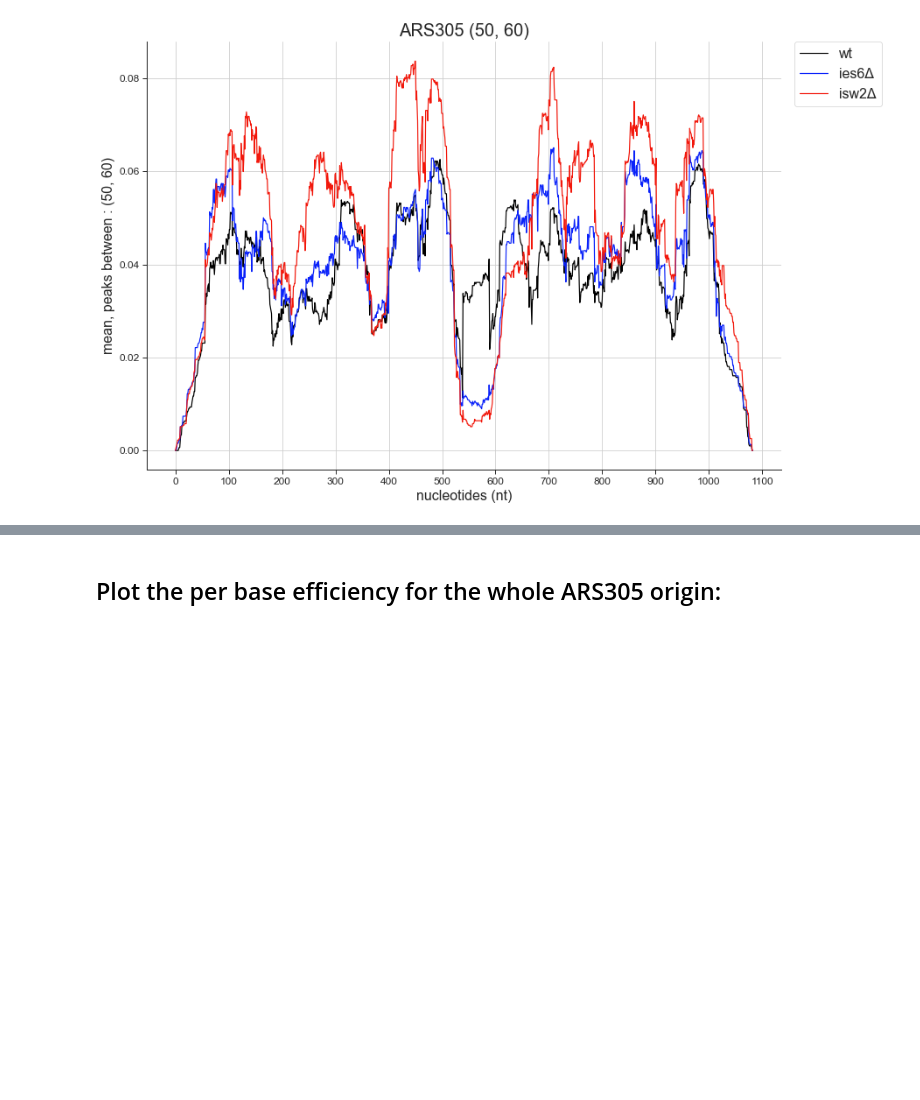
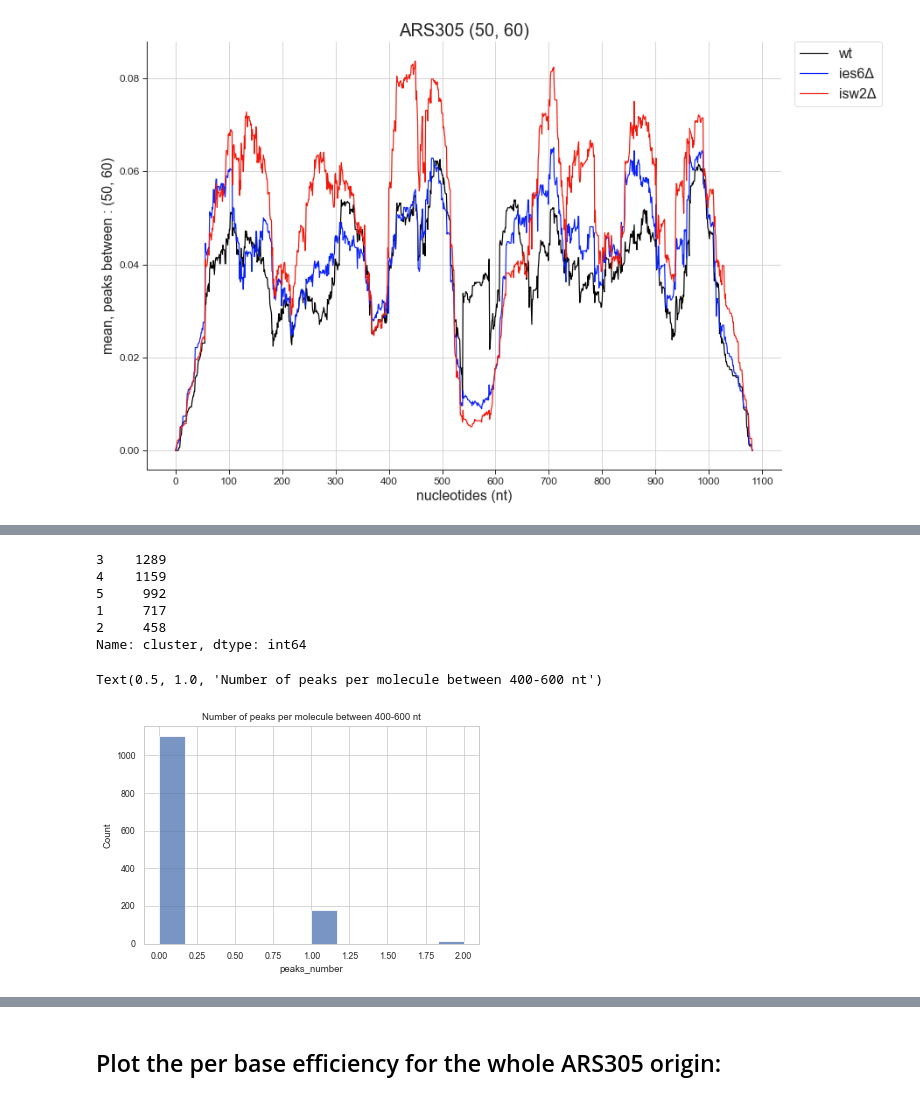
Before and after one commit to KarolineHoller/nanopore_methylation, a Jupyter notebook: methylation_analysis_20220502_ARS305_new.ipynb, the cells around one changed output, grey strips where cells are left out. Saved outputs shown, nothing was run; the diff lists cells and outputs as text; code cells hidden in the pictures; blank space fills up the shorter version.

```diff
--- a/methylation_analysis_20220502_ARS305_new.ipynb
+++ b/methylation_analysis_20220502_ARS305_new.ipynb
@@ -2204,0 +2260,20 @@ with sns.axes_style("ticks", {'axes.grid': True, 'axes.spines.right': False, 'ax
+# %%
+all_data_plus.cluster.value_counts()
+# %% [output]
+3    1289
+4    1159
+5     992
+1     717
+2     458
+Name: cluster, dtype: int64
+# %%
+# In the area between 400 and 600 bases, do molecules show a double peak with peak size between 30 and 31 nt?
+cluster3_peaks = measure_valleys(np.array(all_data_plus.loc[all_data_plus.cluster == 3, 400:600]),
+                                 width_range = (30,32))
+
+cluster3_peaks["peaks_number"] = pd.Series([len(row) for row in cluster3_peaks.widths])
+sns.histplot(cluster3_peaks, x = "peaks_number")
+plt.title("Number of peaks per molecule between 400-600 nt")
+# %% [output]
+Text(0.5, 1.0, 'Number of peaks per molecule between 400-600 nt')
+[figure, added]
```
Also changed, not shown: parts of 19 cells of this notebook, 3 other files.
